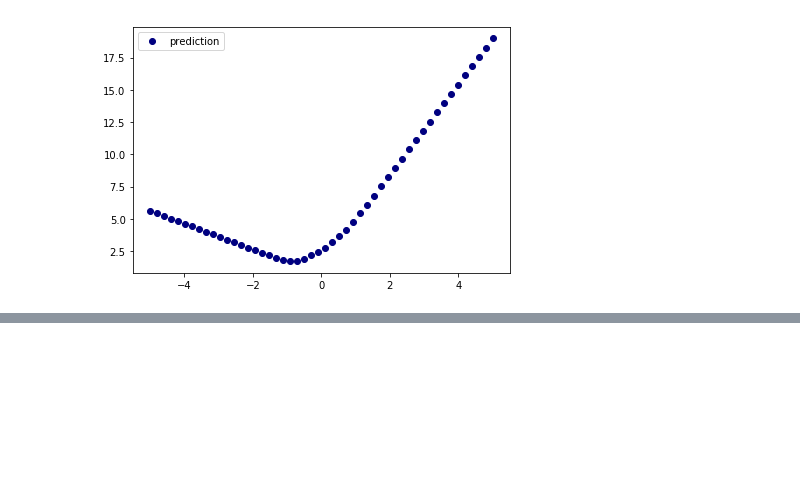
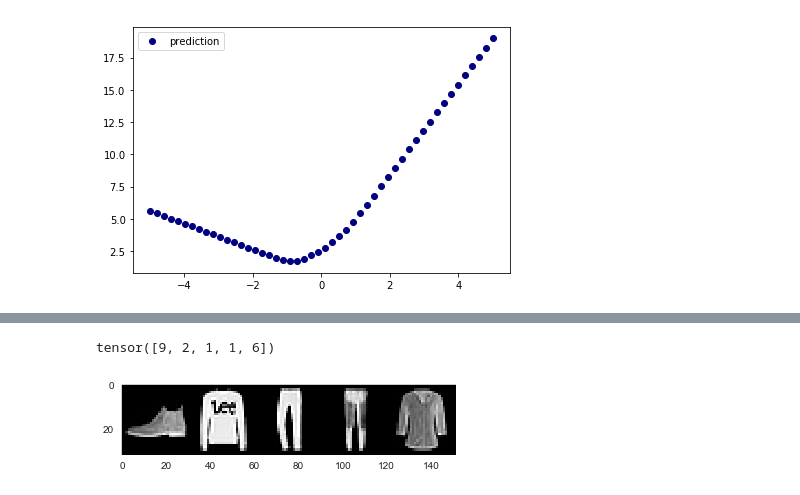
Before and after one commit to saxena-mayur/Weight-Uncertainty-in-Neural-Networks, a Jupyter notebook: BayesBackPropagation.ipynb, the cells around one changed output, grey strips where cells are left out. Saved outputs shown, nothing was run; the diff lists cells and outputs as text; code cells hidden in the pictures; blank space fills up the shorter version.

```diff
--- a/BayesBackPropagation.ipynb
+++ b/BayesBackPropagation.ipynb
@@ -238,0 +241,27 @@ plt.show()
+# %%
+BATCH_SIZE = 100
+TEST_BATCH_SIZE = 5
+
+train_loader = torch.utils.data.DataLoader(
+    datasets.FashionMNIST(
+        './fmnist', train=True, download=True,
+        transform=transforms.ToTensor()),
+    batch_size=BATCH_SIZE, shuffle=True, **LOADER_KWARGS)
+test_loader = torch.utils.data.DataLoader(
+    datasets.FashionMNIST(
+        './fmnist', train=False, download=True,
+        transform=transforms.ToTensor()),
+    batch_size=TEST_BATCH_SIZE, shuffle=False, **LOADER_KWARGS)
+
+TRAIN_SIZE = len(train_loader.dataset)
+TEST_SIZE = len(test_loader.dataset)
+NUM_BATCHES = len(train_loader)
+NUM_TEST_BATCHES = len(test_loader)
+
+CLASSES = 10
+TRAIN_EPOCHS = 20
+SAMPLES = 2
+TEST_SAMPLES = 10
+
+assert (TRAIN_SIZE % BATCH_SIZE) == 0
+assert (TEST_SIZE % TEST_BATCH_SIZE) == 0
@@ -238,0 +338,13 @@ plt.show()
+# %%
+def show(img):
+    npimg = img.numpy()
+    plt.imshow(np.transpose(npimg, (1,2,0)), interpolation='nearest')
+# %%
+fmnist_sample = iter(test_loader).next()
+fmnist_sample[0] = fmnist_sample[0].to(DEVICE)
+print(fmnist_sample[1])
+sns.set_style("dark")
+show(make_grid(fmnist_sample[0].cpu()))
+# %% [output]
+tensor([9, 2, 1, 1, 6])
+[figure, added]
```
Also changed, not shown: parts of 10 cells of this notebook, 1 other file.
